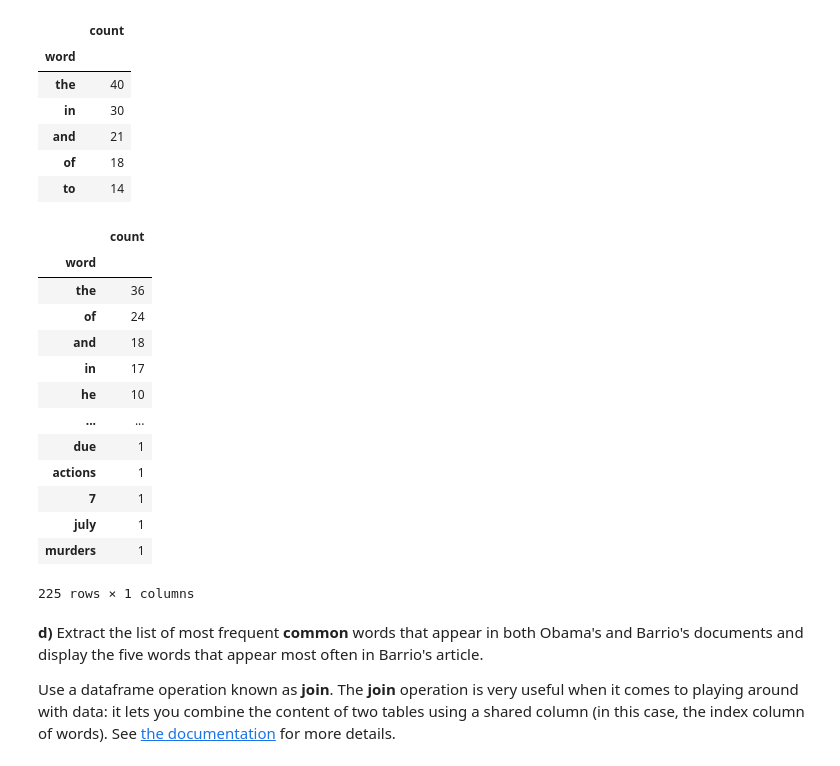
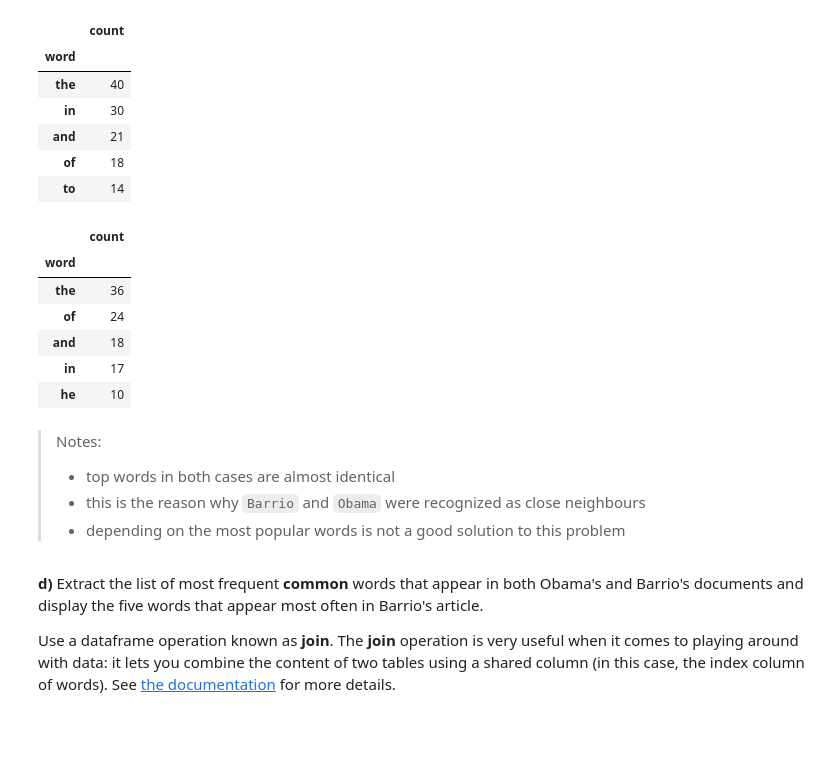
Before and after one commit to Shintenza/data-science-lectures, a Jupyter notebook: task_5/notebook.ipynb, the cells around one changed output. Cells and saved outputs as stored; diff of their text form; code cells hidden in the pictures; blank space fills up the shorter version.

```diff
--- a/task_5/notebook.ipynb
+++ b/task_5/notebook.ipynb
@@ -124,22 +141,20 @@ obama_words.head()
 | to | 14 |
 # %%
 barrio_words = top_words('Francisco Barrio')
-barrio_words
+barrio_words.head()
 # %% [output]
 |  | count |
 | word |  |
 | the | 36 |
 | of | 24 |
 | and | 18 |
 | in | 17 |
 | he | 10 |
-| ... | ... |
-| due | 1 |
-| actions | 1 |
-| 7 | 1 |
-| july | 1 |
-| murders | 1 |
-225 rows × 1 columns
+# %% [markdown]
+> Notes:
+> - top words in both cases are almost identical
+> - this is the reason why `Barrio` and `Obama` were recognized as close neighbours
+> - depending on the most popular words is not a good solution to this problem
 # %% [markdown]
 **d)** Extract the list of most frequent **common** words that appear in both Obama's and Barrio's documents and display the five words that appear most often in Barrio's article.
 
```
Also changed, not shown: parts of 15 cells of this notebook.
